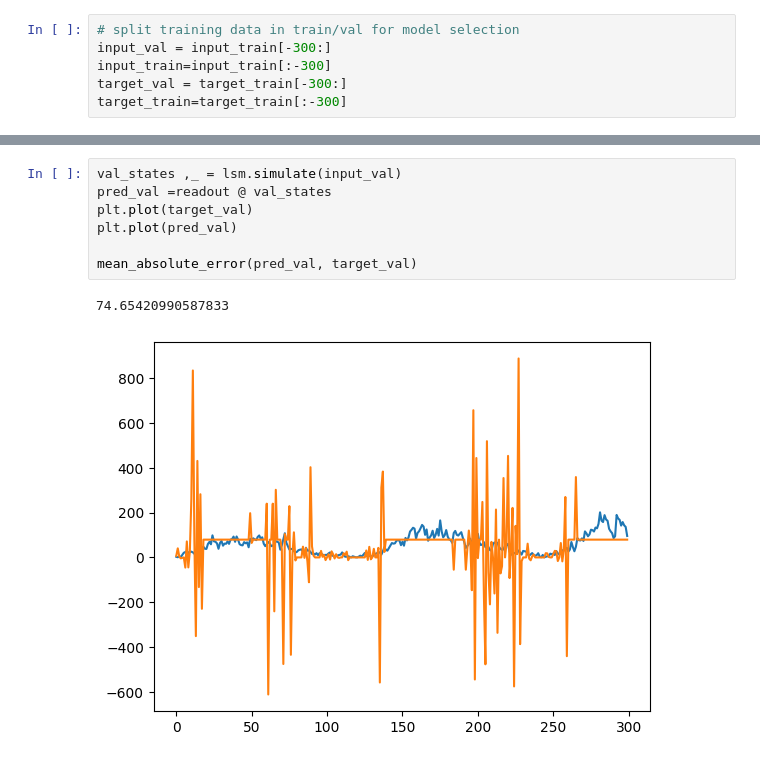
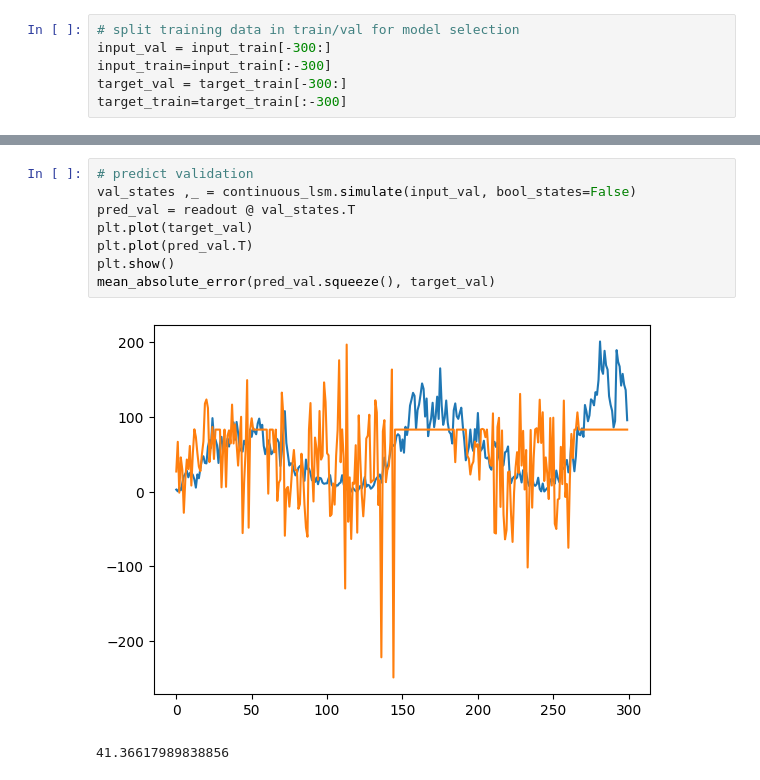
Before and after one commit to g-lago8/ComputationalNeuroScience, a Jupyter notebook: LAB1/lsm.ipynb, the cells around one changed output, grey strips where cells are left out. Saved outputs shown, nothing was run; the diff lists cells and outputs as text.

Commit message:
validation LSM

```diff
--- a/LAB1/lsm.ipynb
+++ b/LAB1/lsm.ipynb
@@ -101,10 +176,11 @@ readout.shape
 # %%
-val_states ,_ = lsm.simulate(input_val)
-pred_val =readout @ val_states
+# predict validation
+val_states ,_ = continuous_lsm.simulate(input_val, bool_states=False)
+pred_val = readout @ val_states.T
 plt.plot(target_val)
-plt.plot(pred_val)
-
-mean_absolute_error(pred_val, target_val)
+plt.plot(pred_val.T)
+plt.show()
+mean_absolute_error(pred_val.squeeze(), target_val)
 # %% [output]
+[figure, new version]
-74.65420990587833
+41.36617989838856
-[figure, old version]
```
Also changed, not shown: parts of 13 cells of this notebook, 2 other files.
